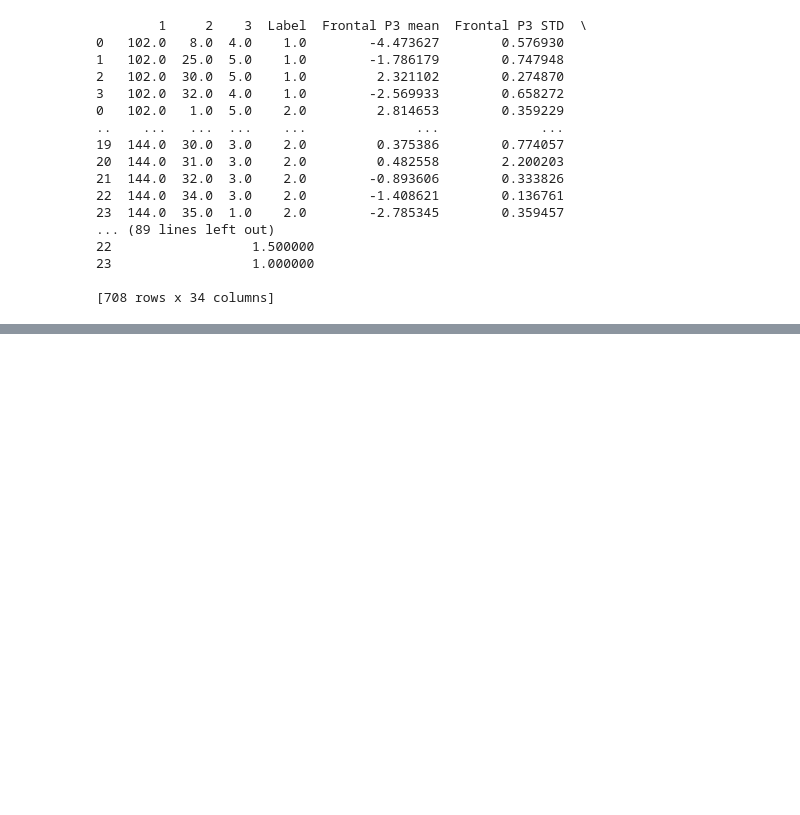
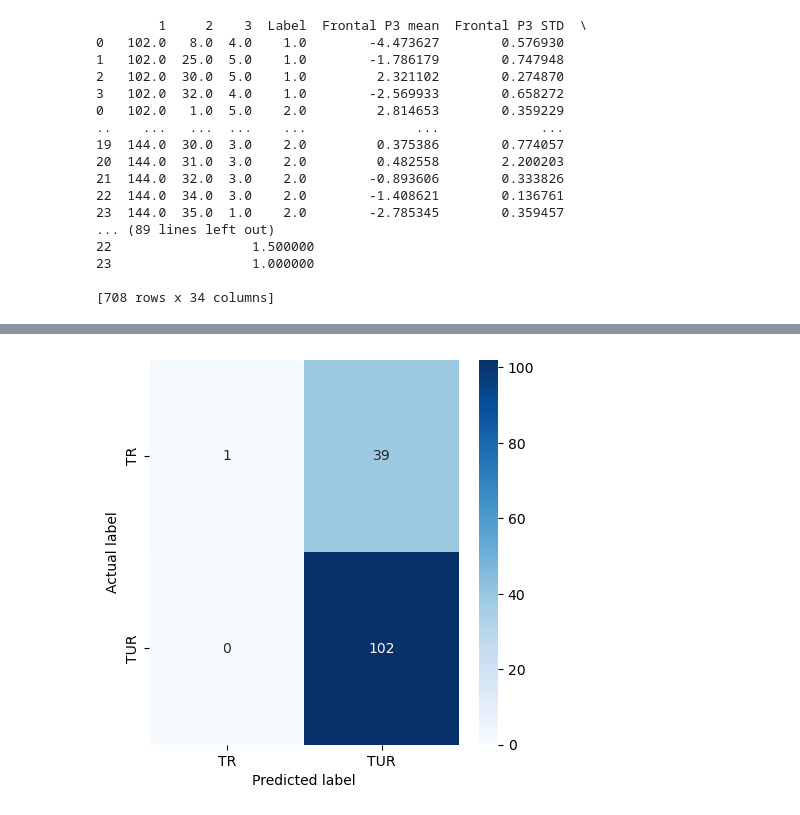
Before and after one commit to Delarams/AIRES_project, a Jupyter notebook: Draft.ipynb, the cells around one changed output, grey strips where cells are left out. Drawn from its saved outputs; the diff is of its cells as text; code cells hidden in the pictures; blank space fills up the shorter version.

Commit message:
Logarithmic model
Logarithmic regression implemented and evaluated!

```diff
--- a/Draft.ipynb
+++ b/Draft.ipynb
@@ -83,0 +97,5 @@ X_train, X_test, y_train, y_test = train_test_split(X, Y, test_size=0.3, random_
+# %%
+X_train, X_test, y_train, y_test = train_test_split(X, Y, test_size=0.2, random_state=42)
+
+
+normalized_X_train = normalize(X_train)
@@ -83,0 +124,21 @@ X_train, X_test, y_train, y_test = train_test_split(X, Y, test_size=0.3, random_
+# %%
+logreg = LogisticRegression(random_state = 32, max_iter=1000, solver='lbfgs')
+logreg.fit(X_train, y_train)
+y_pred = logreg.predict(X_test)
+# %%
+cnf_matrix = metrics.confusion_matrix(y_test, y_pred)
+sensitivity_score = cnf_matrix[0,0]/(cnf_matrix[0,0]+cnf_matrix[0,1])
+specificity_score = cnf_matrix[1,1]/(cnf_matrix[1,0]+cnf_matrix[1,1])
+mcc = metrics.matthews_corrcoef(y_test, y_pred)
+accuracy = metrics.accuracy_score(y_test, y_pred)
+balanced_accuracy = metrics.balanced_accuracy_score(y_test, y_pred)
+y_pred_proba = logreg.predict_proba(X_test)[::,1]
+auc = metrics.roc_auc_score(y_test, y_pred_proba)
+print(cnf_matrix)
+print("Sensitivity: ", sensitivity_score)
+print("Specificity: ", specificity_score)
+print("Matthews Correlation Coefficient: ", mcc)
+print("AUC: ", auc)
+print("Accuracy: ", accuracy)
+print("Balanced Accuracy: ", balanced_accuracy)
+print(metrics.classification_report(y_test, y_pred, target_names=target_names))
@@ -83,0 +162,16 @@ X_train, X_test, y_train, y_test = train_test_split(X, Y, test_size=0.3, random_
+# %%
+class_names = ['TR', 'TUR'] #['Task Related Thought', 'Task Unrelated Thought']
+plt.figure(figsize=(5, 5))
+# tick_marks = np.arange(len(class_names))
+# plt.xticks(tick_marks, class_names)
+# plt.yticks(tick_marks, class_names)
+
+sns.heatmap(cnf_matrix, annot=True, cmap="Blues", fmt='g', xticklabels=class_names, yticklabels=class_names)
+
+# plt.tight_layout()
+# plt.title('Confusion matrix', y=1.1)
+plt.ylabel('Actual label')
+plt.xlabel('Predicted label', loc='center')
+plt.show()
+# %% [output]
+[figure, added]
```
Also changed, not shown: parts of 13 cells of this notebook, 1 other file.
